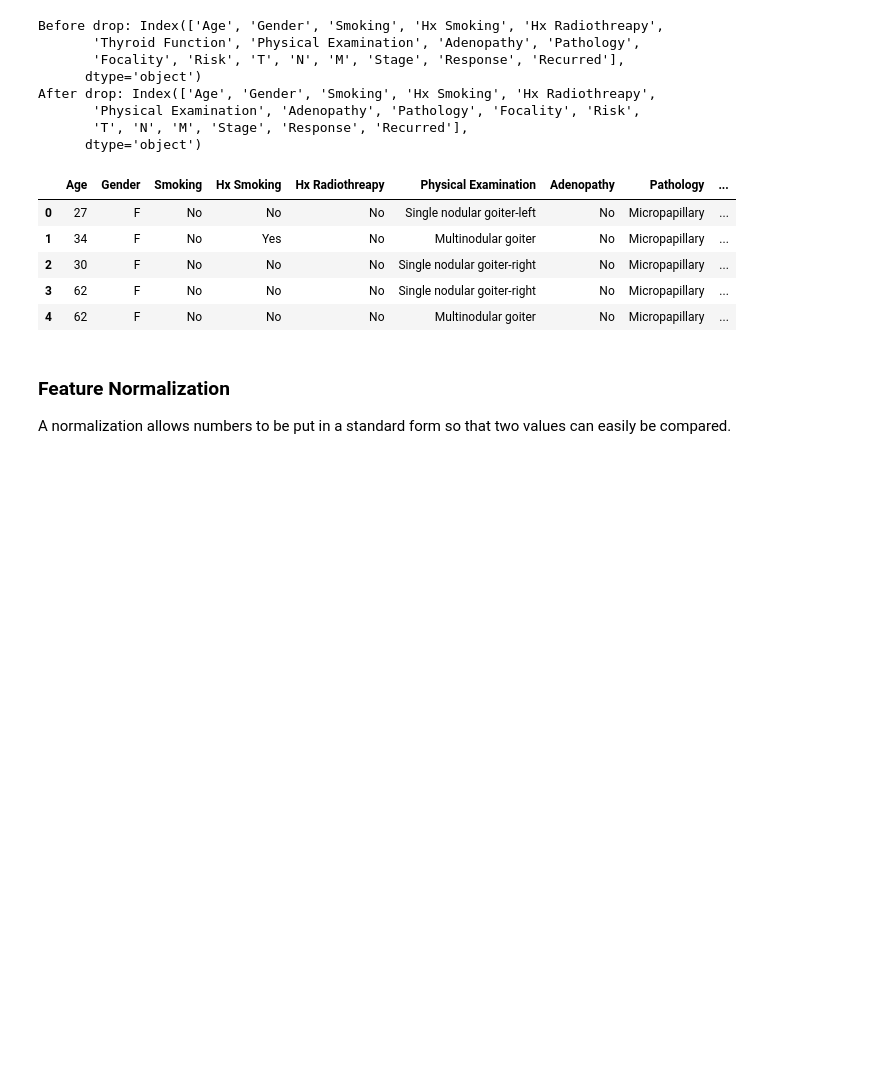
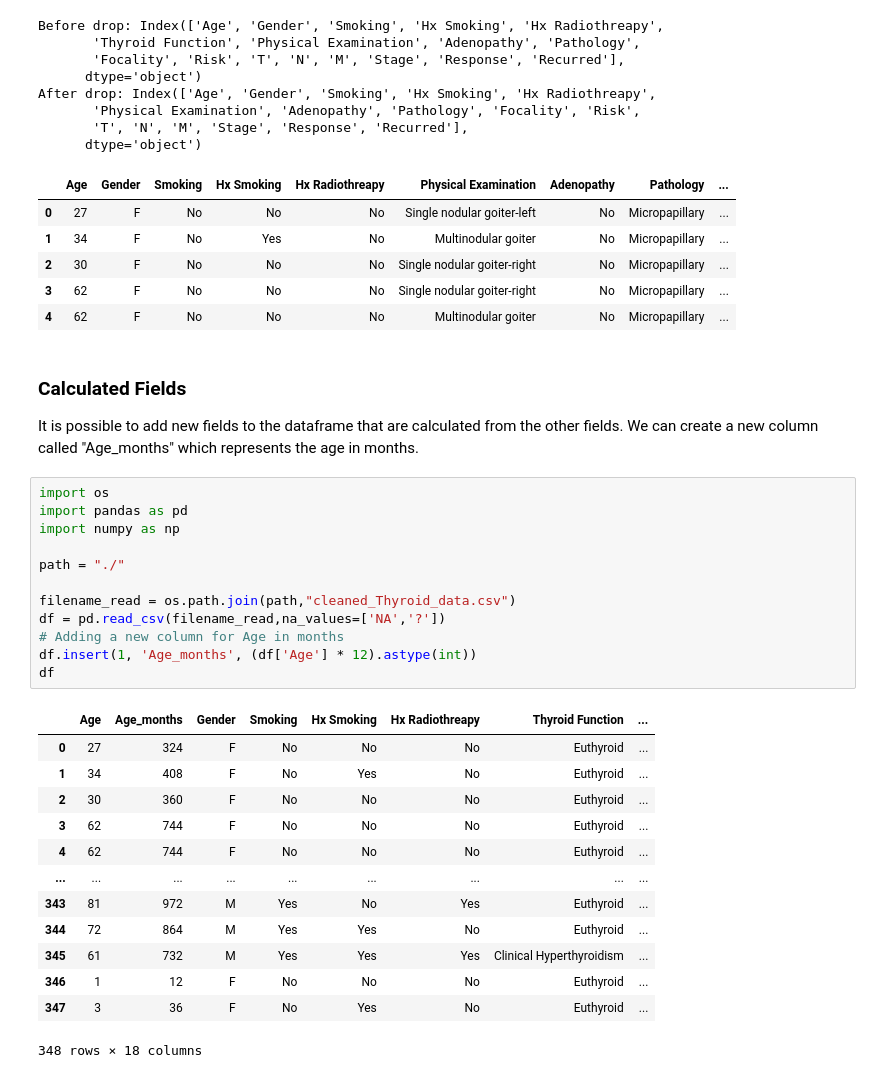
Before and after one commit to Romin-6522/CSC177-Outliers-Projects, a Jupyter notebook: DTCR_DataPreprocessing.ipynb, the cells around one changed output. Cells and saved outputs as stored; diff of their text form; blank space fills up the shorter version.

Commit message:
Added 'Calculated Fields'
Create a new column called "Age_months" which represents the age in months.

```diff
--- a/DTCR_DataPreprocessing.ipynb
+++ b/DTCR_DataPreprocessing.ipynb
@@ -355,5 +356,31 @@ After drop: Index(['Age', 'Gender', 'Smoking', 'Hx Smoking', 'Hx Radiothreapy',
 | 3 | 62 | F | No | No | No | Single nodular goiter-right | No | Micropapillary | ... |
 | 4 | 62 | F | No | No | No | Multinodular goiter | No | Micropapillary | ... |
 # %% [markdown]
-### Feature Normalization
-A normalization allows numbers to be put in a standard form so that two values can easily be compared.
+### Calculated Fields
+It is possible to add new fields to the dataframe that are calculated from the other fields.  We can create a new column called "Age_months" which represents the age in months.
+# %%
+import os
+import pandas as pd
+import numpy as np
+
+path = "./"
+
+filename_read = os.path.join(path,"cleaned_Thyroid_data.csv")
+df = pd.read_csv(filename_read,na_values=['NA','?'])
+# Adding a new column for Age in months
+df.insert(1, 'Age_months', (df['Age'] * 12).astype(int))
+df
+# %% [output]
+|  | Age | Age_months | Gender | Smoking | Hx Smoking | Hx Radiothreapy | Thyroid Function | ... |
+| 0 | 27 | 324 | F | No | No | No | Euthyroid | ... |
+| 1 | 34 | 408 | F | No | Yes | No | Euthyroid | ... |
+| 2 | 30 | 360 | F | No | No | No | Euthyroid | ... |
+| 3 | 62 | 744 | F | No | No | No | Euthyroid | ... |
+| 4 | 62 | 744 | F | No | No | No | Euthyroid | ... |
+| ... | ... | ... | ... | ... | ... | ... | ... | ... |
+| 343 | 81 | 972 | M | Yes | No | Yes | Euthyroid | ... |
+| 344 | 72 | 864 | M | Yes | Yes | No | Euthyroid | ... |
+| 345 | 61 | 732 | M | Yes | Yes | Yes | Clinical Hyperthyroidism | ... |
+| 346 | 1 | 12 | F | No | No | No | Euthyroid | ... |
+| 347 | 3 | 36 | F | No | Yes | No | Euthyroid | ... |
+348 rows × 18 columns
```
Also changed, not shown: parts of 1 cell of this notebook.
